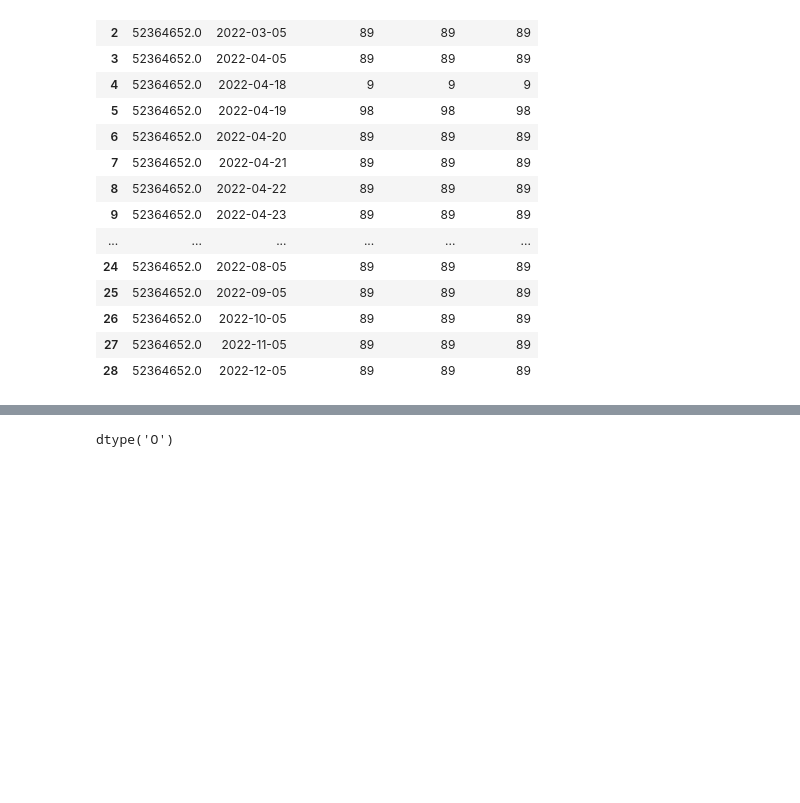
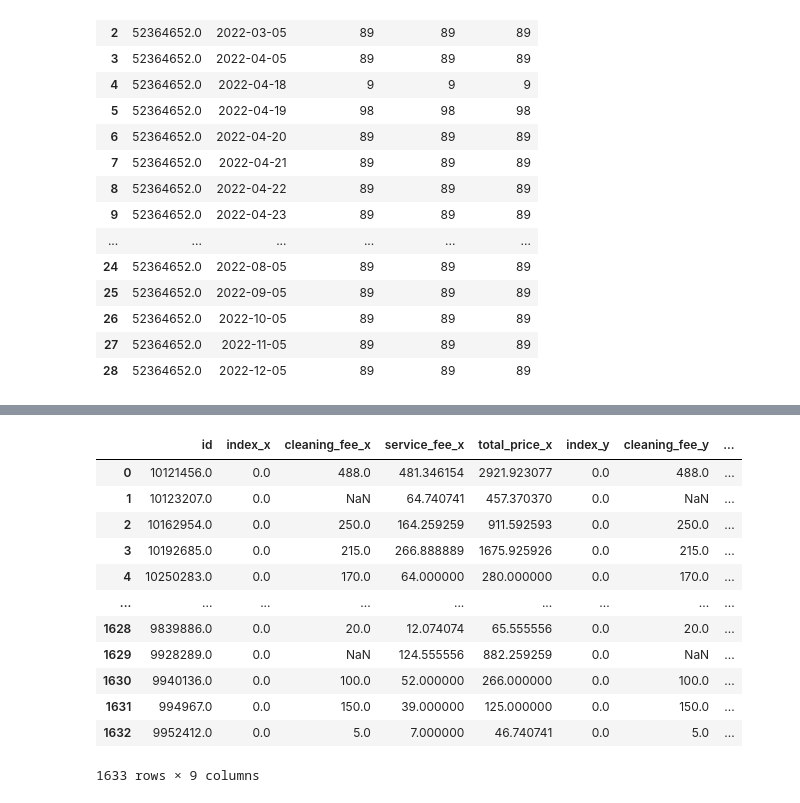
Before and after one commit to mattgilgo/airbnb_reports, a Jupyter notebook: price_eda.ipynb, the cells around one changed output, grey strips where cells are left out. Drawn from its saved outputs; the diff is of its cells as text; code cells hidden in the pictures; blank space fills up the shorter version.

Commit message:
price trend tables on deck

```diff
--- a/price_eda.ipynb
+++ b/price_eda.ipynb
@@ -100,24 +148,10 @@ price_change_pct = price_change_total/miami_example_previous_pull_avg
 # %%
-### Abstracting price increases on all data
-days_to_subtract = 30
-last_day_from = pd.to_datetime('05/31/2022')
-date_30_days_ago = last_day_from - timedelta(days=days_to_subtract)
-pull_time_current = pd.to_datetime('04/20/2022')
-pull_time_old = pd.to_datetime('05/05/2022')
-
-#area_data = price_data
-print('beginning to cast pull time as datetime')
-#price_data['pull_time'] = pd.to_datetime(price_data['pull_time'])
-print('casted date type')
-#price_data['pull_time'] = price_data['pull_time'].dt.date
-print('reduced to only using date stamp')
-
 price_data_last30 = price_data[(price_data['check_in'] > str(date_30_days_ago)) & (price_data['check_in'] <= str(last_day_from))]
 print(price_data_last30.shape)
 #price_data_last30_avgs = price_data_last30.groupby(['id','pull_time']).mean().reset_index()
-price_data_previous_pull = price_data_last30[datetime.strptime(price_data_last30['pull_time'], "%d%m%y") == pull_time_old]
+price_data_previous_pull = price_data_last30[price_data_last30['pull_time'] == pull_time_old]
 print(price_data_previous_pull.shape)
-price_data_current_pull = price_data_last30[price_data_last30['pull_time'].date() == pull_time_current]
+price_data_current_pull = price_data_last30[price_data_last30['pull_time'] == pull_time_current]
 print(price_data_current_pull.shape)
 price_data_previous_pull_avgs = price_data_previous_pull.groupby('id').mean().reset_index()
 print(price_data_previous_pull_avgs.shape)
@@ -140,4 +203,13 @@ price_data_last30_avgs = price_data_last30.groupby(['id','pull_time']).mean().re
-# %%
-price_data_last30_avgs.pull_time.dtype
-# %% [output]
-dtype('O')
+# %%
+price_trend['cleaning_fee_delta'] = price_trend['cleaning_fee_y'] - price_trend['cleaning_fee_x']
+price_trend['service_fee_delta'] = price_trend['service_fee_y'] - price_trend['service_fee_x']
+price_trend['total_price_delta'] = price_trend['total_price_y'] - price_trend['total_price_x']
+price_trend['display_price_delta'] = price_trend['total_price_delta'] - price_trend['service_fee_delta'] - price_trend['cleaning_fee_delta']
+price_trend['cleaning_fee_delta_pct'] = price_trend['cleaning_fee_delta']/price_trend['cleaning_fee_x']*100
+price_trend['service_fee_delta_pct'] = price_trend['service_fee_delta']/price_trend['service_fee_x']*100
+price_trend['total_price_delta_pct'] = price_trend['total_price_delta']/price_trend['total_price_x']*100
+price_trend['display_price_delta_pct'] = price_trend['display_price_delta']/price_trend['total_price_x']*100
+data_w_listing_loc = pd.read_csv('post_mort_and_roi_calcs_june19.csv')
+data_w_listing_loc = data_w_listing_loc[['id','zipcode','City','Metro','CountyName','State']]
+price_trend['id'] = price_trend['id'].astype('float64')
+price_trend_wloc = price_trend.merge(data_w_listing_loc, how='inner', on='id')
@@ -143,0 +270,16 @@ dtype('O')
+# %%
+price_trend
+# %% [output]
+|  | id | index_x | cleaning_fee_x | service_fee_x | total_price_x | index_y | cleaning_fee_y | ... |
+| 0 | 10121456.0 | 0.0 | 488.0 | 481.346154 | 2921.923077 | 0.0 | 488.0 | ... |
+| 1 | 10123207.0 | 0.0 | NaN | 64.740741 | 457.370370 | 0.0 | NaN | ... |
+| 2 | 10162954.0 | 0.0 | 250.0 | 164.259259 | 911.592593 | 0.0 | 250.0 | ... |
+| 3 | 10192685.0 | 0.0 | 215.0 | 266.888889 | 1675.925926 | 0.0 | 215.0 | ... |
+| 4 | 10250283.0 | 0.0 | 170.0 | 64.000000 | 280.000000 | 0.0 | 170.0 | ... |
+| ... | ... | ... | ... | ... | ... | ... | ... | ... |
+| 1628 | 9839886.0 | 0.0 | 20.0 | 12.074074 | 65.555556 | 0.0 | 20.0 | ... |
+| 1629 | 9928289.0 | 0.0 | NaN | 124.555556 | 882.259259 | 0.0 | NaN | ... |
+| 1630 | 9940136.0 | 0.0 | 100.0 | 52.000000 | 266.000000 | 0.0 | 100.0 | ... |
+| 1631 | 994967.0 | 0.0 | 150.0 | 39.000000 | 125.000000 | 0.0 | 150.0 | ... |
+| 1632 | 9952412.0 | 0.0 | 5.0 | 7.000000 | 46.740741 | 0.0 | 5.0 | ... |
+1633 rows × 9 columns
```
Also changed, not shown: parts of 7 cells of this notebook, 2 other files.
